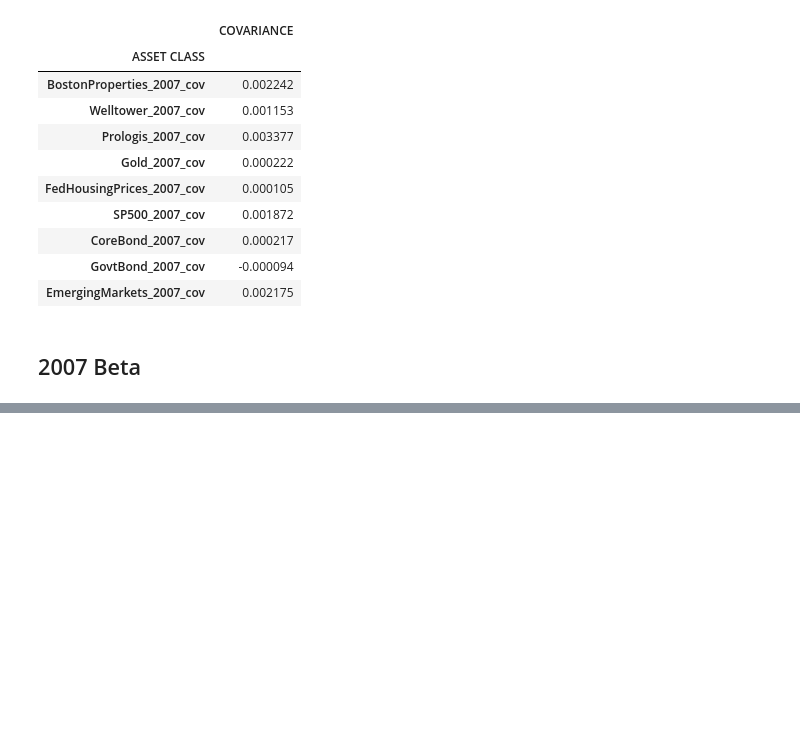
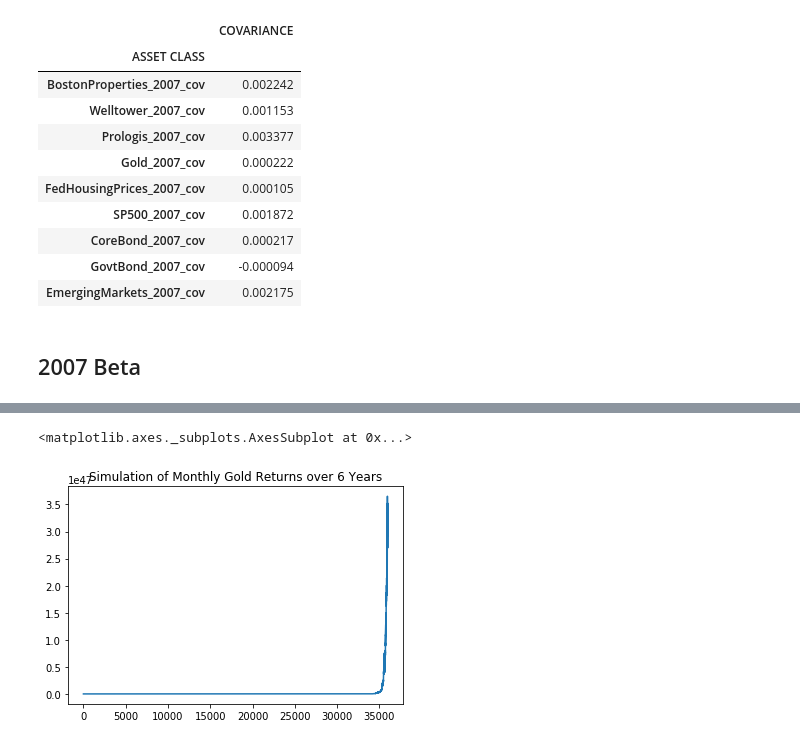
Before and after one commit to Tedmcm/GROUP1-Project, a Jupyter notebook: PROJECT_1_CSVS/MasterNotebook.ipynb, the cells around one changed output, grey strips where cells are left out. Drawn from its saved outputs; the diff is of its cells as text; code cells hidden in the pictures; blank space fills up the shorter version.

Commit message:
Updated... working on the Monte Carlo

```diff
--- a/PROJECT_1_CSVS/MasterNotebook.ipynb
+++ b/PROJECT_1_CSVS/MasterNotebook.ipynb
@@ -1291,0 +1405,4 @@ covariance_df_2007_1.head(9)
+# %%
+#2014 Portfolio (Gold/Emerging Markets) Return
+monthly_returns_2014 = combined_port_2014.pct_change()
+monthly_returns_2014.head()
@@ -1291,0 +1422,8 @@ covariance_df_2007_1.head(9)
+# %%
+# Compute monthly volatility
+monthly_returns_gold_2014 = monthly_returns_2014.mean()['GOLD_2014']
+monthly_returns_em_2014 = monthly_returns_2014.mean()['EMERGING MARKETS_2014']
+
+# Use the `std` function to calculate the standard deviation of daily returns for `GOLD` and `EM`, respectively
+std_dev_daily_return_gold_2014 = monthly_returns_2014.std()['GOLD_2014']
+std_dev_daily_return_em_2014 = monthly_returns_2014.std()['EMERGING MARKETS_2014']
@@ -1291,0 +1434,28 @@ covariance_df_2007_1.head(9)
+# %%
+# Setup the Monte Carlo Parameters
+num_simulations = 500
+# For 30 Years Monte Carlo
+num_trading_months = 12 * 6
+simulated_price_2014_df = pd.DataFrame()
+portfolio_cumulative_returns_2014 = pd.DataFrame()
+# %%
+# Set number of trading days and get last closing price of GOLD from DataFrame
+num_trading_months_ = 12 * 6
+
+# Initialize the simulated prices list with the last closing price of GOLD
+simulated_gold_prices = [monthly_returns_gold_2014]
+
+# Simulate the returns for 252 days
+for i in range(num_trading_months):
+    # Calculate the simulated price using the last price within the list
+    simulated_price_gold = simulated_gold_prices[-1] * (1 + np.random.normal(monthly_returns_gold_2014, std_dev_daily_return_gold_2014))
+    # Append the simulated price to the list
+    simulated_gold_prices.append(simulated_price_gold)
+
+# Create a DataFrame of the simulated prices
+simulated_price_gold_df = pd.DataFrame({
+    "Simulated GOLD Prices": simulated_gold_prices
+})
+
+# Print head of DataFrame
+simulated_price_gold_df.head(200)
@@ -1291,0 +1476,8 @@ covariance_df_2007_1.head(9)
+# %%
+simulated_price_gold_df.plot(
+    legend=None,
+    title="Simulation of Monthly Gold Returns over 6 Years"
+)
+# %% [output]
+<matplotlib.axes._subplots.AxesSubplot at 0x...>
+[figure, added]
```
Also changed, not shown: parts of 29 cells of this notebook, 2 other files.
